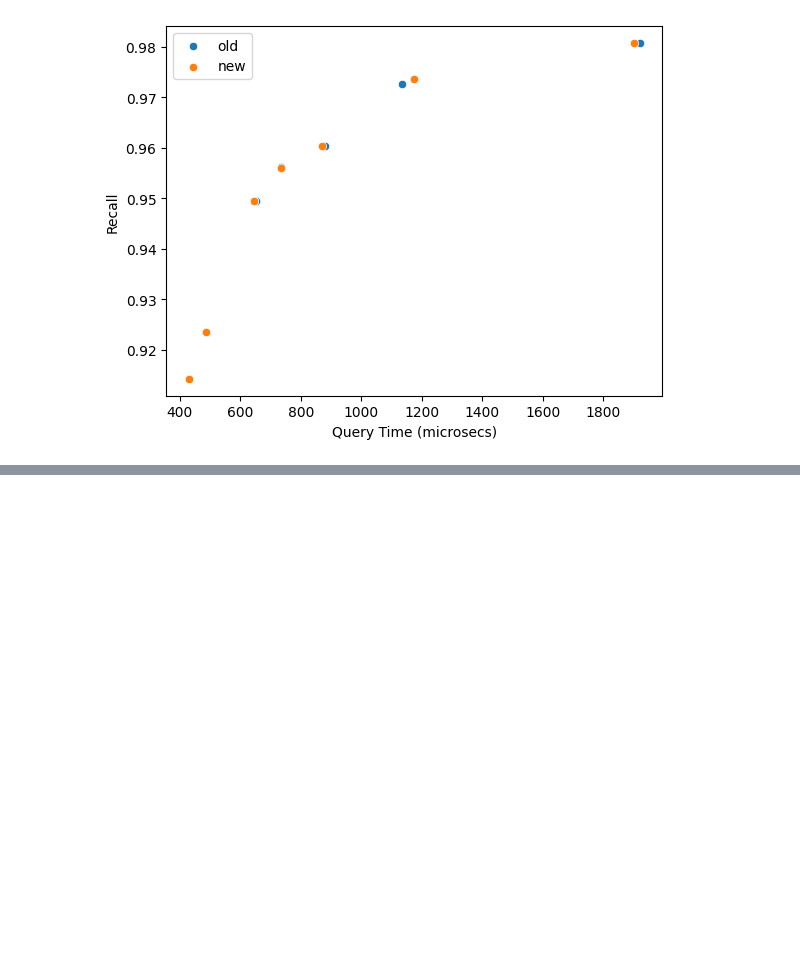
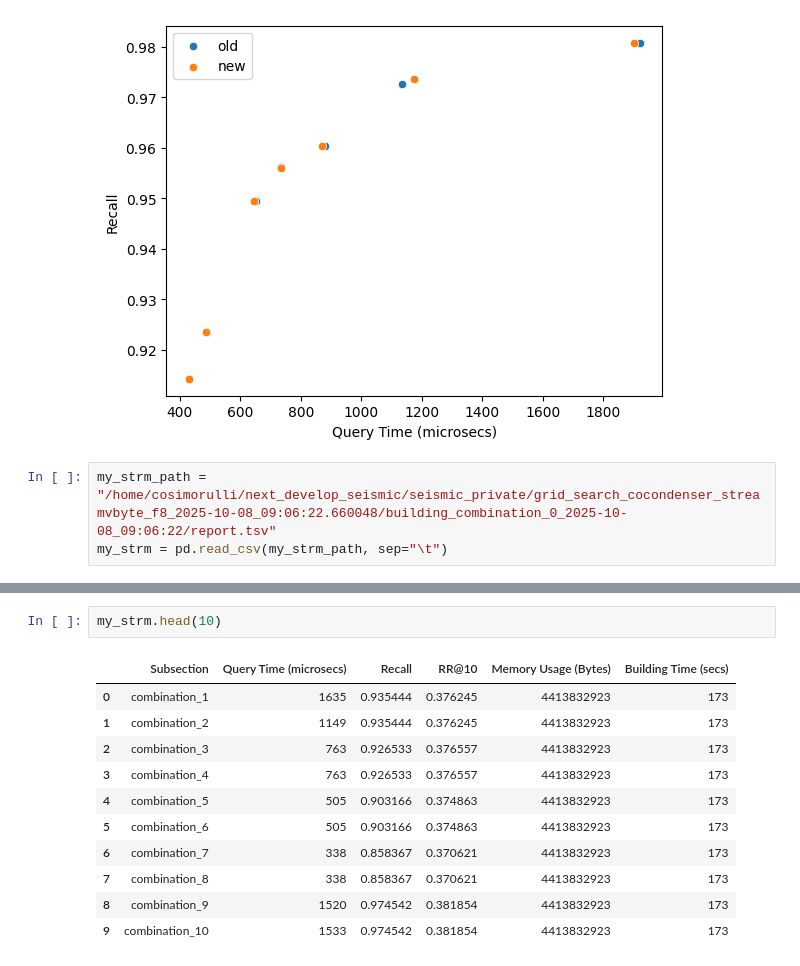
Before and after one commit to TusKANNy/seismic, a Jupyter notebook: scripts/PlotCocondenser.ipynb, the cells around one changed output, grey strips where cells are left out. Saved outputs shown, nothing was run; the diff lists cells and outputs as text; blank space fills up the shorter version.

Commit message:
tentative version for streamvbyte f16

```diff
--- a/scripts/PlotCocondenser.ipynb
+++ b/scripts/PlotCocondenser.ipynb
@@ -66,3 +66,6 @@ sns.scatterplot(data=extract_best(new_streamvbyte), x="Query Time (microsecs)",
 # %% [output]
 <Axes: xlabel='Query Time (microsecs)', ylabel='Recall'>
 [figure]
+# %%
+my_strm_path = "/home/cosimorulli/next_develop_seismic/seismic_private/grid_search_cocondenser_streamvbyte_f8_2025-10-08_09:06:22.660048/building_combination_0_2025-10-08_09:06:22/report.tsv"
+my_strm = pd.read_csv(my_strm_path, sep="\t")
@@ -68,0 +95,14 @@ sns.scatterplot(data=extract_best(new_streamvbyte), x="Query Time (microsecs)",
+# %%
+my_strm.head(10)
+# %% [output]
+|  | Subsection | Query Time (microsecs) | Recall | RR@10 | Memory Usage (Bytes) | Building Time (secs) |
+| 0 | combination_1 | 1635 | 0.935444 | 0.376245 | 4413832923 | 173 |
+| 1 | combination_2 | 1149 | 0.935444 | 0.376245 | 4413832923 | 173 |
+| 2 | combination_3 | 763 | 0.926533 | 0.376557 | 4413832923 | 173 |
+| 3 | combination_4 | 763 | 0.926533 | 0.376557 | 4413832923 | 173 |
+| 4 | combination_5 | 505 | 0.903166 | 0.374863 | 4413832923 | 173 |
+| 5 | combination_6 | 505 | 0.903166 | 0.374863 | 4413832923 | 173 |
+| 6 | combination_7 | 338 | 0.858367 | 0.370621 | 4413832923 | 173 |
+| 7 | combination_8 | 338 | 0.858367 | 0.370621 | 4413832923 | 173 |
+| 8 | combination_9 | 1520 | 0.974542 | 0.381854 | 4413832923 | 173 |
+| 9 | combination_10 | 1533 | 0.974542 | 0.381854 | 4413832923 | 173 |
```
Also changed, not shown: parts of 3 cells of this notebook, 9 other files.
